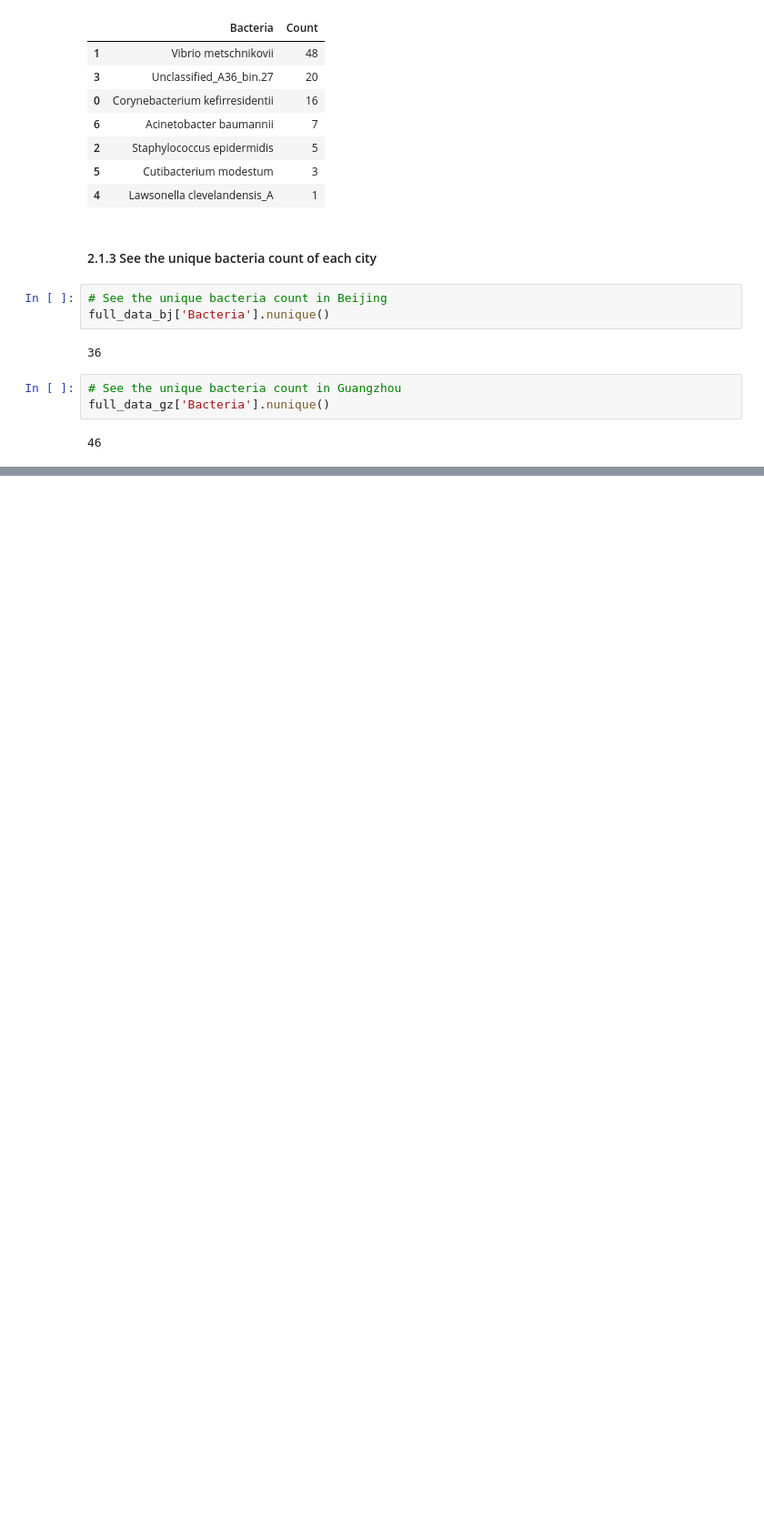
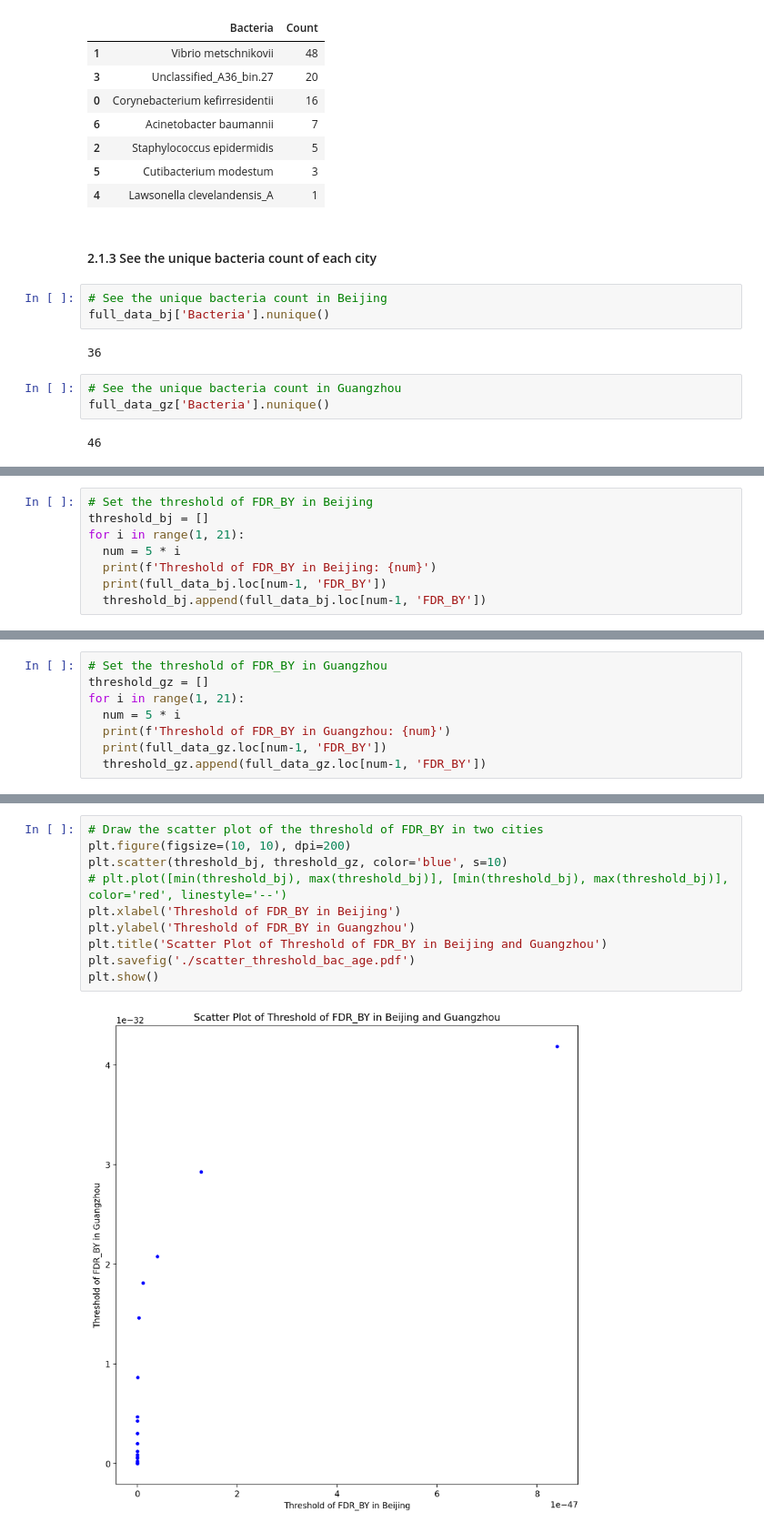
Before and after one commit to Lucas04-nhr/SNP-Analysis, a Jupyter notebook: workaround/cross_validation/cross_validation.ipynb, the cells around one changed output, grey strips where cells are left out. Shown: that part at 91% size. Saved outputs shown, nothing was run; the diff lists cells and outputs as text; blank space fills up the shorter version.

```diff
--- a/workaround/cross_validation/cross_validation.ipynb
+++ b/workaround/cross_validation/cross_validation.ipynb
@@ -180,0 +227,8 @@ full_data_gz['Bacteria'].nunique()
+# %%
+# Set the threshold of FDR_BY in Beijing
+threshold_bj = []
+for i in range(1, 21):
+  num = 5 * i
+  print(f'Threshold of FDR_BY in Beijing: {num}')
+  print(full_data_bj.loc[num-1, 'FDR_BY'])
+  threshold_bj.append(full_data_bj.loc[num-1, 'FDR_BY'])
@@ -180,0 +257,8 @@ full_data_gz['Bacteria'].nunique()
+# %%
+# Set the threshold of FDR_BY in Guangzhou
+threshold_gz = []
+for i in range(1, 21):
+  num = 5 * i
+  print(f'Threshold of FDR_BY in Guangzhou: {num}')
+  print(full_data_gz.loc[num-1, 'FDR_BY'])
+  threshold_gz.append(full_data_gz.loc[num-1, 'FDR_BY'])
@@ -180,0 +293,12 @@ full_data_gz['Bacteria'].nunique()
+# %%
+# Draw the scatter plot of the threshold of FDR_BY in two cities
+plt.figure(figsize=(10, 10), dpi=200)
+plt.scatter(threshold_bj, threshold_gz, color='blue', s=10)
+# plt.plot([min(threshold_bj), max(threshold_bj)], [min(threshold_bj), max(threshold_bj)], color='red', linestyle='--')
+plt.xlabel('Threshold of FDR_BY in Beijing')
+plt.ylabel('Threshold of FDR_BY in Guangzhou')
+plt.title('Scatter Plot of Threshold of FDR_BY in Beijing and Guangzhou')
+plt.savefig('./scatter_threshold_bac_age.pdf')
+plt.show()
+# %% [output]
+[figure, added]
```
Also changed, not shown: parts of 15 cells of this notebook, 2 other files.
